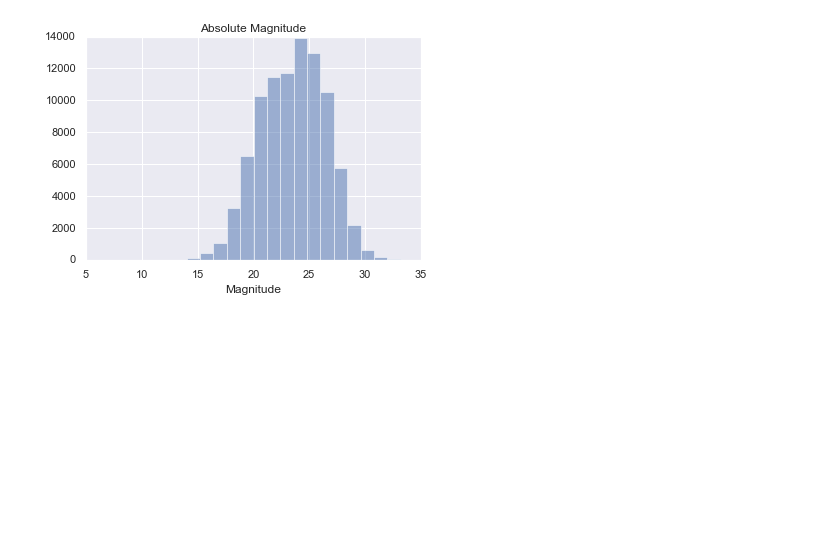
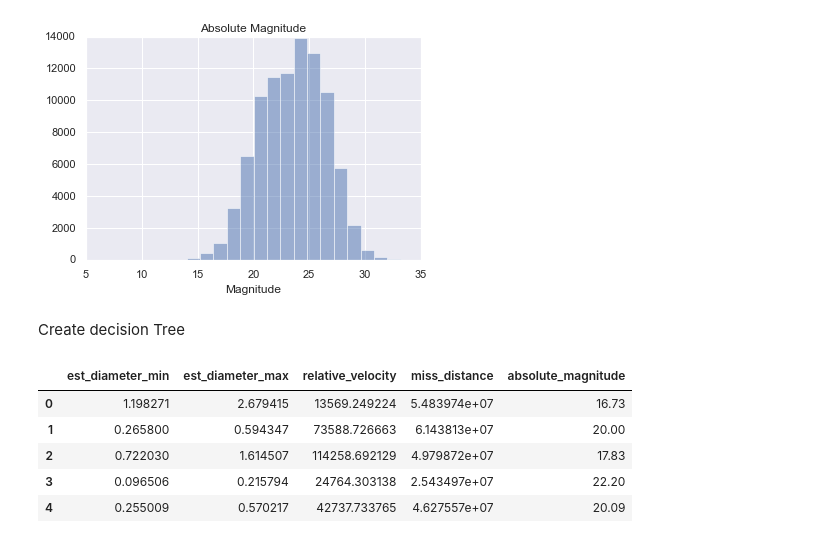
Before and after one commit to Geelit989/ANA500, a Jupyter notebook: Nasa_proj.ipynb, the cells around one changed output. Cells and saved outputs as stored; diff of their text form; code cells hidden in the pictures; blank space fills up the shorter version.

```diff
--- a/Nasa_proj.ipynb
+++ b/Nasa_proj.ipynb
@@ -28,5 +35,5 @@ import seaborn as sns
 # %%
-nasa = pd.read_csv("/Users/duk3y2/Desktop/MS_Data_Science/Projects/nasa_aster0ids/NASA_Asteroids/neo.csv")
+nasa = pd.read_csv("/Users/duk3y2/Library/CloudStorage/OneDrive-Personal/Documents/ANA500/WK_3/neo.csv")
 # %%
 nasa.head() #Head and Tail for top and bottom rows
 # %% [output]
@@ -162,3 +169,15 @@ plt.title('Absolute Magnitude')
 # %% [output]
 Text(0.5, 1.0, 'Absolute Magnitude')
 [figure]
+# %% [markdown]
+Create decision Tree
+# %%
+X = nasa.loc[:,nasa.columns.drop(['id','name','orbiting_body','sentry_object','hazardous'])]
+nasa2.head()
+# %% [output]
+|  | est_diameter_min | est_diameter_max | relative_velocity | miss_distance | absolute_magnitude |
+| 0 | 1.198271 | 2.679415 | 13569.249224 | 5.483974e+07 | 16.73 |
+| 1 | 0.265800 | 0.594347 | 73588.726663 | 6.143813e+07 | 20.00 |
+| 2 | 0.722030 | 1.614507 | 114258.692129 | 4.979872e+07 | 17.83 |
+| 3 | 0.096506 | 0.215794 | 24764.303138 | 2.543497e+07 | 22.20 |
+| 4 | 0.255009 | 0.570217 | 42737.733765 | 4.627557e+07 | 20.09 |
```
Also changed, not shown: parts of 7 cells of this notebook.
